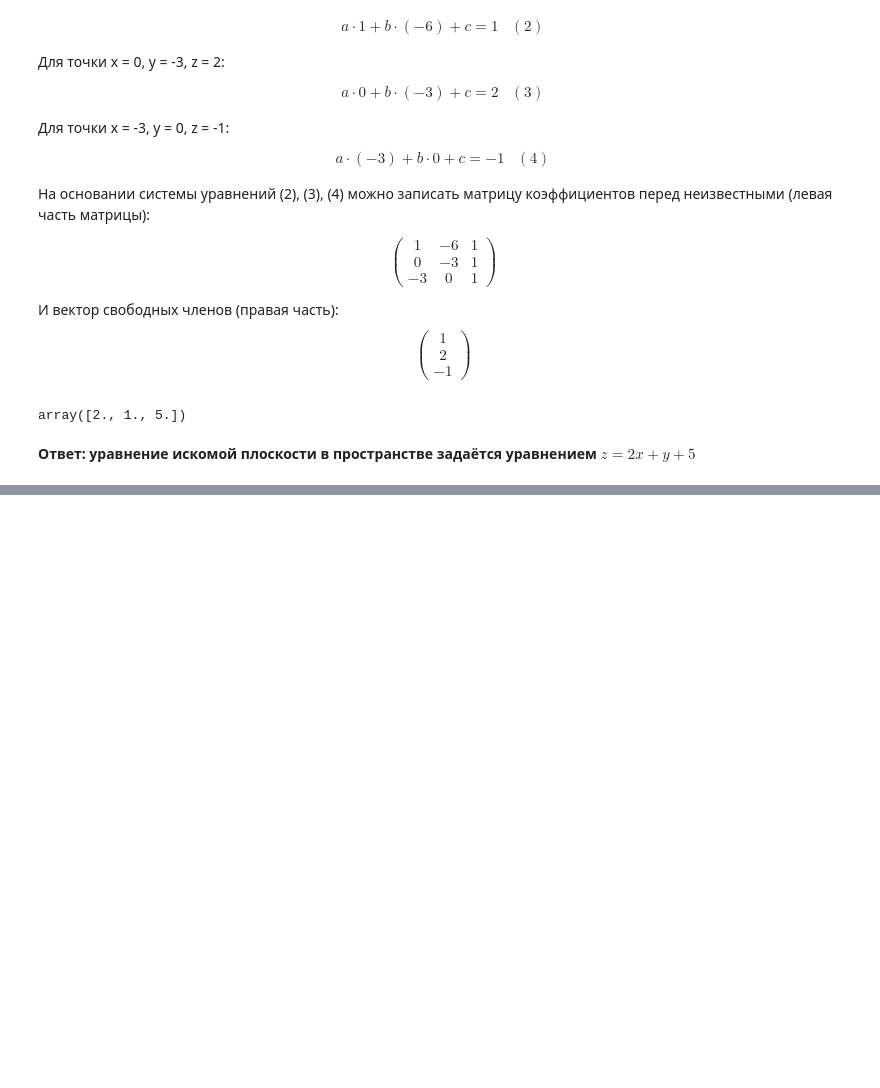
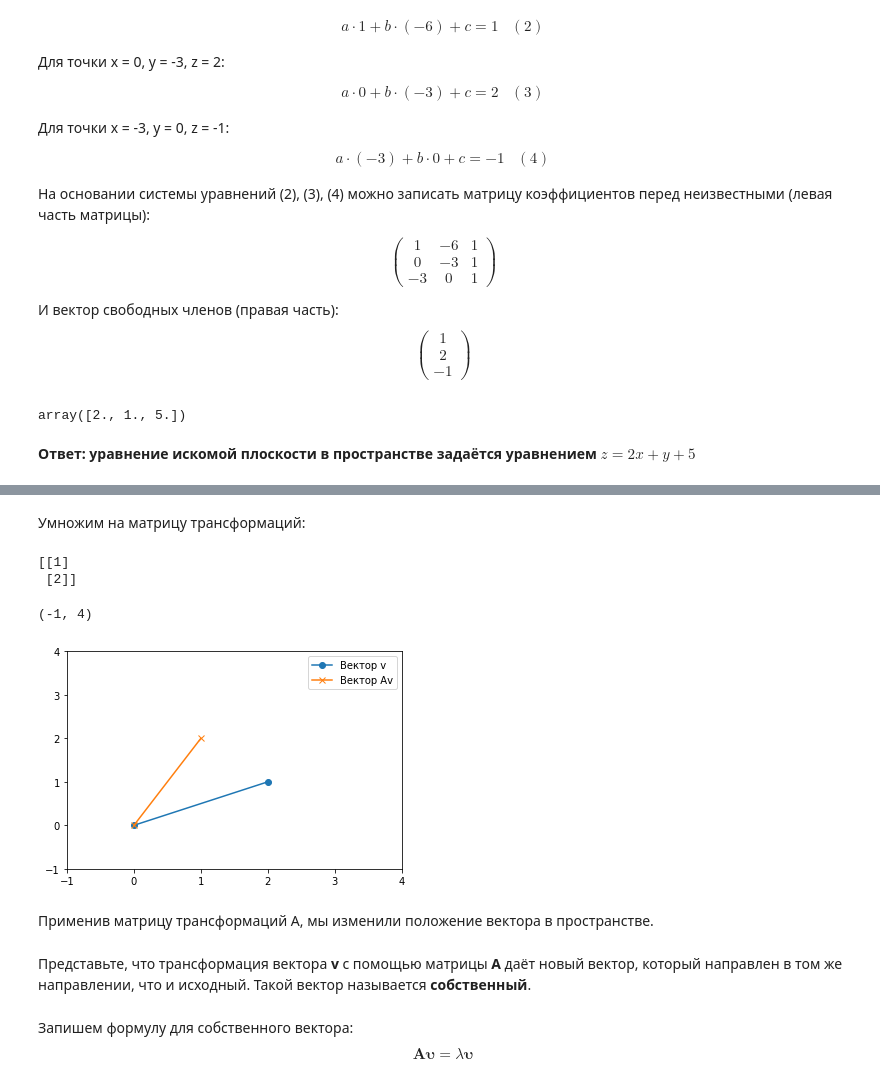
Before and after one commit to vahrumka14/Netology_study, a Jupyter notebook: Mathematics_homework/lecture_3.ipynb, the cells around one changed output, grey strips where cells are left out. Cells and saved outputs as stored; diff of their text form; code cells hidden in the pictures; blank space fills up the shorter version.

```diff
--- a/Mathematics_homework/lecture_3.ipynb
+++ b/Mathematics_homework/lecture_3.ipynb
@@ -224,0 +302,22 @@ plt.show()
+# %% [markdown]
+Умножим на матрицу трансформаций:
+# %%
+Av = A.dot(v)
+print(Av)
+plt.plot([0,v[0]],[0,v[1]],'-o')
+plt.plot([0,Av[0]],[0,Av[1]],'-x')
+plt.legend(['Вектор v','Вектор Av'])
+plt.ylim(-1, 4)
+plt.xlim(-1, 4)
+# %% [output]
+[[1]
+ [2]]
+(-1, 4)
+[figure, added]
+# %% [markdown]
+Применив матрицу трансформаций A, мы изменили положение вектора в пространстве.
+# %% [markdown]
+Представьте, что трансформация вектора **v** с помощью матрицы **A** даёт новый вектор, который направлен в том же направлении, что и исходный. Такой вектор называется **собственный**.
+# %% [markdown]
+Запишем формулу для собственного вектора:
+$$\boldsymbol{A\upsilon }=\lambda \boldsymbol{\upsilon }$$
```
Also changed, not shown: parts of 71 cells of this notebook, 4 other files.
